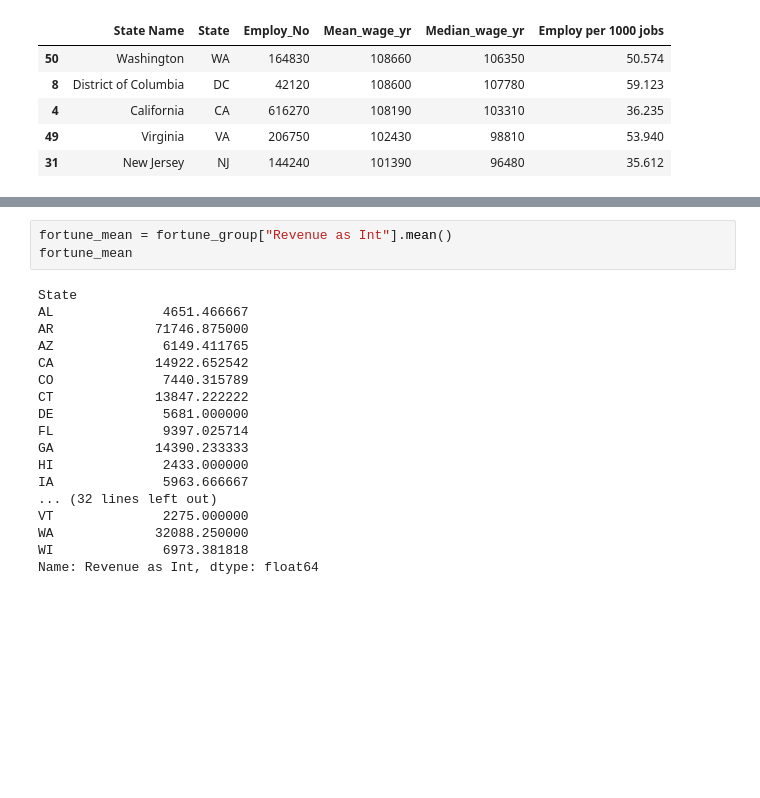
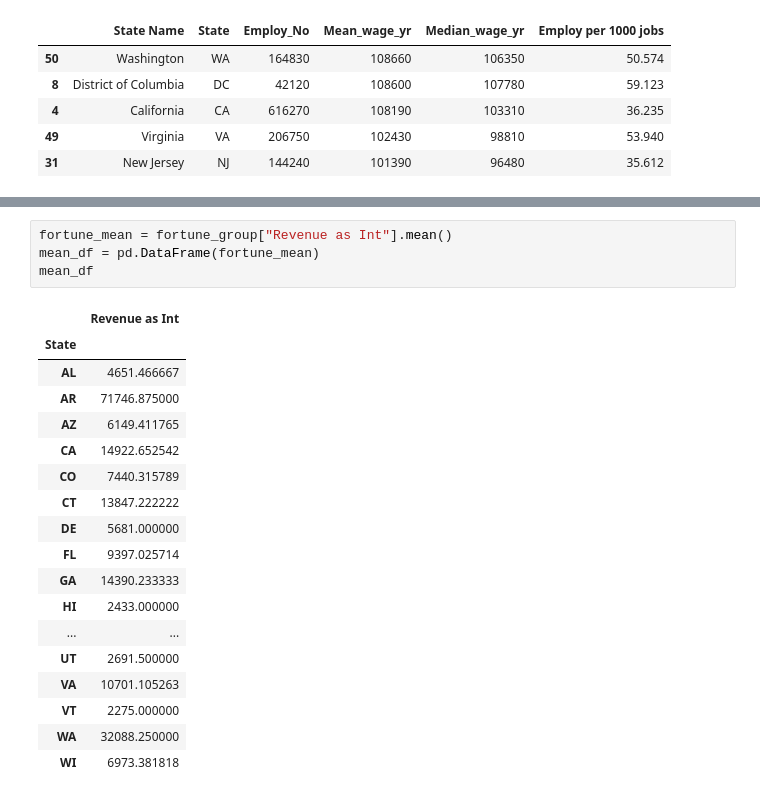
Before and after one commit to yujinie-choi/data_project_one, a Jupyter notebook: yujin_data.ipynb, the cells around one changed output, grey strips where cells are left out. Saved outputs shown, nothing was run; the diff lists cells and outputs as text; blank space fills up the shorter version.

```diff
--- a/yujin_data.ipynb
+++ b/yujin_data.ipynb
@@ -103,21 +109,23 @@ Name: Revenue as Int, dtype: int64
 # %%
 fortune_mean = fortune_group["Revenue as Int"].mean()
-fortune_mean
+mean_df = pd.DataFrame(fortune_mean)
+mean_df
 # %% [output]
-State
-AL              4651.466667
-AR             71746.875000
-AZ              6149.411765
-CA             14922.652542
-CO              7440.315789
-CT             13847.222222
-DE              5681.000000
-FL              9397.025714
-GA             14390.233333
-HI              2433.000000
-IA              5963.666667
-... (32 lines left out)
-VT              2275.000000
-WA             32088.250000
-WI              6973.381818
-Name: Revenue as Int, dtype: float64
+|  | Revenue as Int |
+| State |  |
+| AL | 4651.466667 |
+| AR | 71746.875000 |
+| AZ | 6149.411765 |
+| CA | 14922.652542 |
+| CO | 7440.315789 |
+| CT | 13847.222222 |
+| DE | 5681.000000 |
+| FL | 9397.025714 |
+| GA | 14390.233333 |
+| HI | 2433.000000 |
+| ... | ... |
+| UT | 2691.500000 |
+| VA | 10701.105263 |
+| VT | 2275.000000 |
+| WA | 32088.250000 |
+| WI | 6973.381818 |
```
Also changed, not shown: parts of 4 cells of this notebook.
